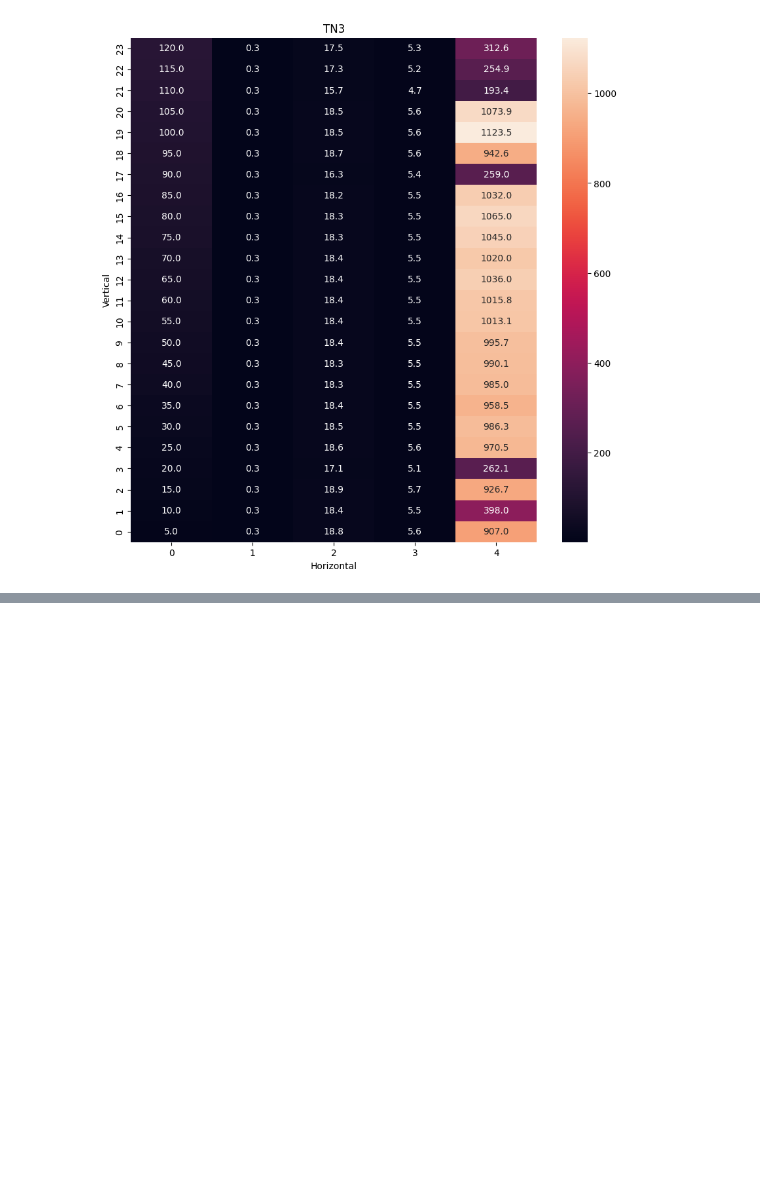
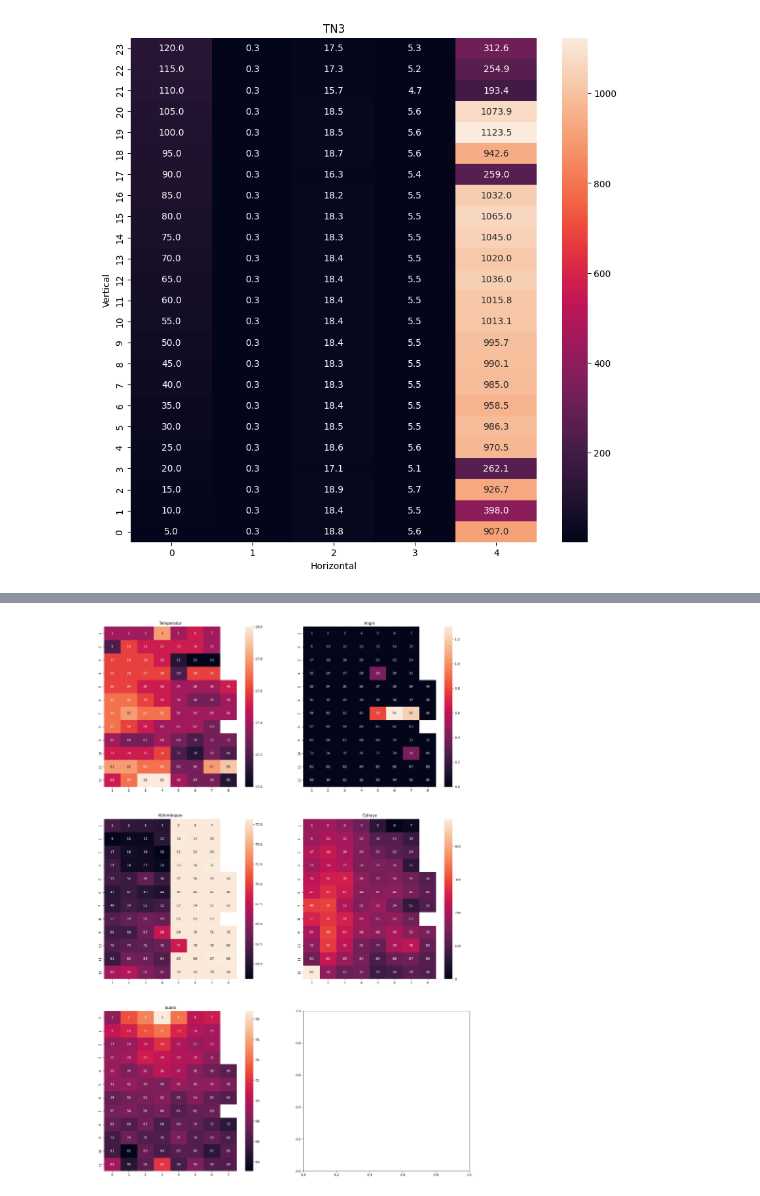
Before and after one commit to CameraOil/Pengmon_stuff, a Jupyter notebook: Heatmap.ipynb, the cells around one changed output, grey strips where cells are left out. Cells and saved outputs as stored; diff of their text form; code cells hidden in the pictures; blank space fills up the shorter version.

```diff
--- a/Heatmap.ipynb
+++ b/Heatmap.ipynb
@@ -39,3 +41,7 @@ plt.show()
 [[120.0, 0.3, 17.54, 5.262, 312.6], [115.0, 0.3, 17.26, 5.178, 254.9], [110.0, 0.3, 15.67, 4.701, 193.4], [105.0, 0.3, 18.53, 5.559, 1073.9], [100.0, 0.3, 18.54, 5.562, 1123.5], [95.0, 0.3, 18.67, 5.6 ...
 [23, 22, 21, 20, 19, 18, 17, 16, 15, 14, 13, 12, 11, 10, 9, 8, 7, 6, 5, 4, 3, 2, 1, 0]
 [figure]
+# %%
+dataframe = pd.read_csv("PSP kel 2.csv")
+dataframe.set_index('Titik', inplace=True)
+dataframe
@@ -41,0 +63,29 @@ plt.show()
+# %%
+# make the axis
+# make the lists
+
+x_ax = [i for i in range(1,9)]
+y_ax = [i for i in range(1,13)]
+
+titik = np.array(list(dataframe.index)).reshape((12, 8))
+columns = list(dataframe.keys())
+
+fig, axes = plt.subplots(3,2, figsize=(20,30))
+i = 0
+for y in range(2):
+    for x in range(2):
+        data = np.array(list(dataframe[columns[i]])).reshape((12,8))
+        sns.heatmap(ax=axes[x,y], data=data, annot=titik)
+        axes[x,y].set_title(columns[i])
+        axes[x,y].set_xticklabels(x_ax)
+        axes[x,y].set_yticklabels(y_ax)
+        i+=1
+
+sns.heatmap(ax=axes[2,0],data = np.array(list(dataframe['Suara'])).reshape((12,8)),
+            annot=titik)
+axes[2,0].set_title('Suara')
+
+
+plt.show()
+# %% [output]
+[figure, added]
```
Also changed, not shown: parts of 2 cells of this notebook, 1 other file.
